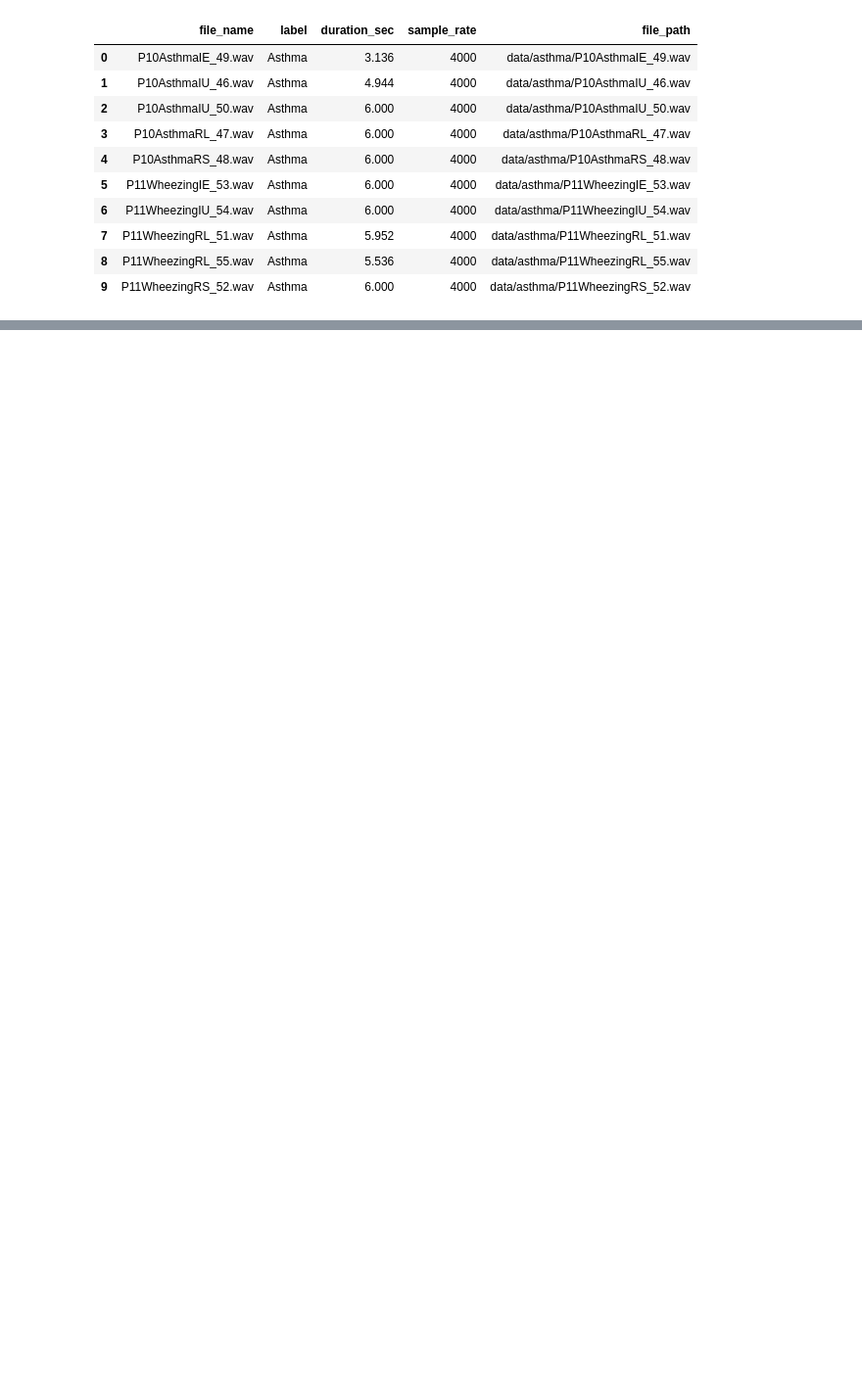
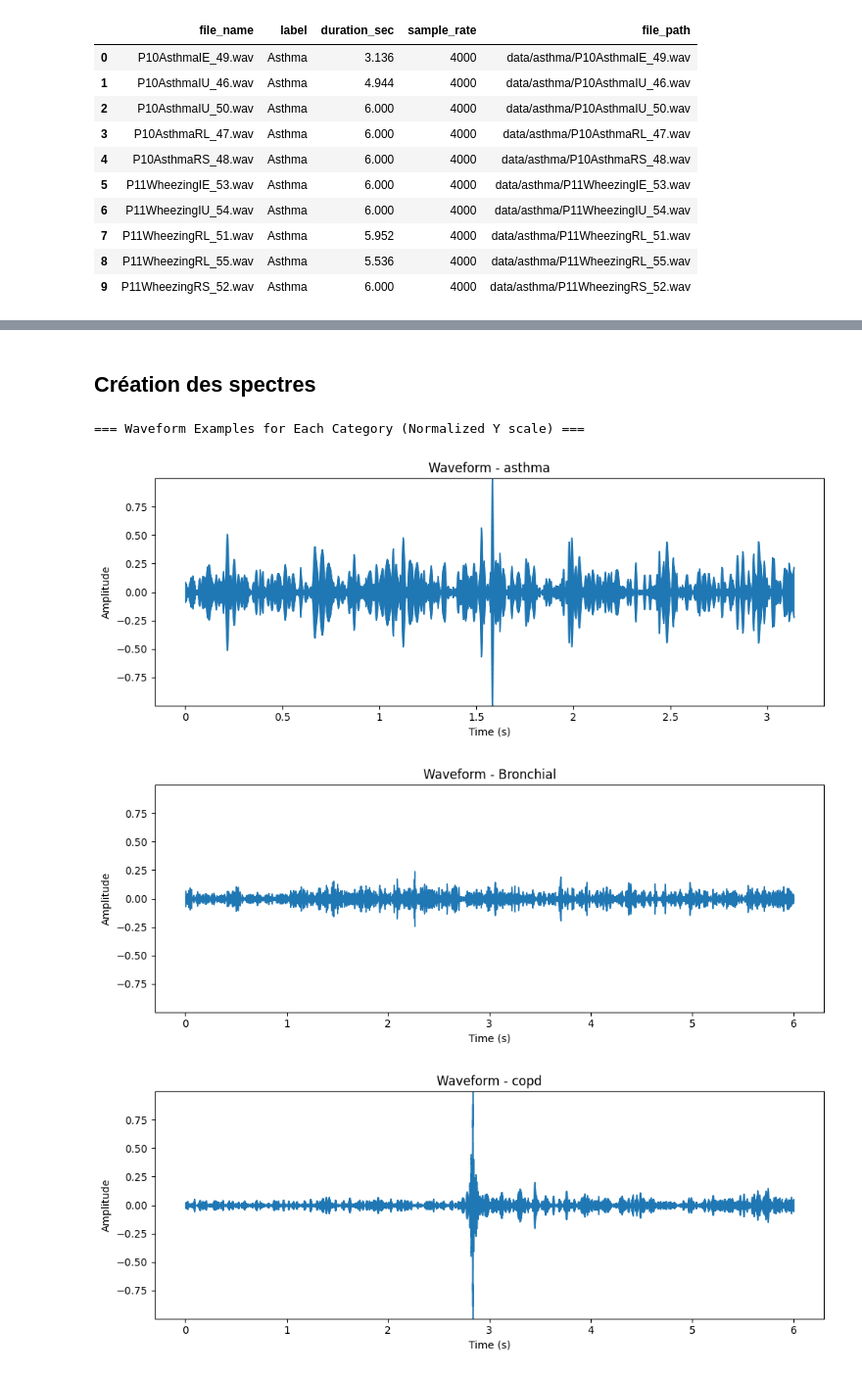
Before and after one commit to YRR0/Hackathon_Equipe32_Tessan, a Jupyter notebook: start.ipynb, the cells around one changed output, grey strips where cells are left out. Shown at 98% size. Cells and saved outputs as stored; diff of their text form; code cells hidden in the pictures; blank space fills up the shorter version.

```diff
--- a/start.ipynb
+++ b/start.ipynb
@@ -85,0 +89,69 @@ plt.show()
+# %% [markdown]
+## Création des spectres
+# %%
+from pathlib import Path
+import importlib.util
+import subprocess
+import sys
+import matplotlib.pyplot as plt
+import numpy as np
+
+# Install librosa in the notebook environment if missing
+if importlib.util.find_spec("librosa") is None:
+    subprocess.check_call([sys.executable, "-m", "pip", "install", "librosa"])
+
+import librosa
+import librosa.display
+
+##############################################################################
+# 5) SHOW 5 WAVEFORM PLOTS (ONE FROM EACH CATEGORY)
+#    with normalized vertical scales across all categories
+##############################################################################
+base_data_dir = Path("data")
+
+# Adapted to your folder architecture
+category_dirs = [
+    base_data_dir / "asthma",
+    base_data_dir / "Bronchial",
+    base_data_dir / "copd",
+    base_data_dir / "healthy",
+    base_data_dir / "pneumonia",
+]
+
+print("\n=== Waveform Examples for Each Category (Normalized Y scale) ===")
+
+loaded_waveforms = []
+for category_dir in category_dirs:
+    if not category_dir.exists():
+        print(f"Folder not found: {category_dir}")
+        continue
+
+    wav_files = sorted(category_dir.glob("*.wav"))
+    if not wav_files:
+        print(f"No .wav file in: {category_dir}")
+        continue
+
+    audio_path = wav_files[0]  # first file for this category
+    y, sr = librosa.load(str(audio_path), sr=None)
+    loaded_waveforms.append((category_dir.name, y, sr))
+
+if loaded_waveforms:
+    global_max_abs = max(float(np.max(np.abs(y))) for _, y, _ in loaded_waveforms)
+    # Avoid invalid limits in edge cases (silent files)
+    if global_max_abs == 0.0:
+        global_max_abs = 1.0
+
+    for category_name, y, sr in loaded_waveforms:
+        plt.figure(figsize=(10, 4))
+        librosa.display.waveshow(y, sr=sr)
+        plt.ylim(-global_max_abs, global_max_abs)
+        plt.title(f"Waveform - {category_name}")
+        plt.xlabel("Time (s)")
+        plt.ylabel("Amplitude")
+        plt.tight_layout()
+        plt.show()
+# %% [output]
+=== Waveform Examples for Each Category (Normalized Y scale) ===
+[figure, added]
+[figure, added]
+[figure, added]
```
Also changed, not shown: parts of 10 cells of this notebook, 1 other file.
